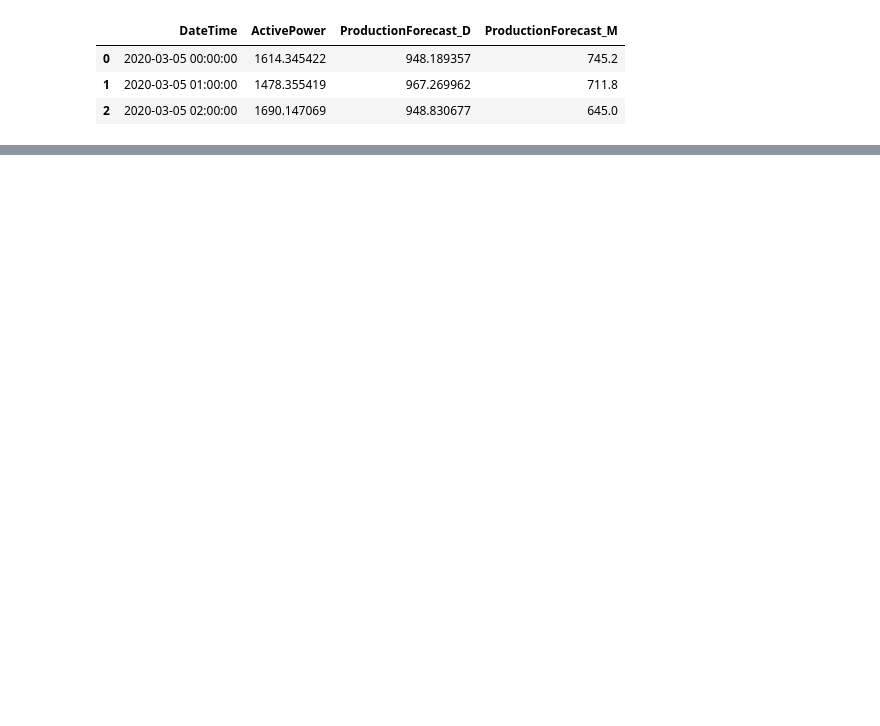
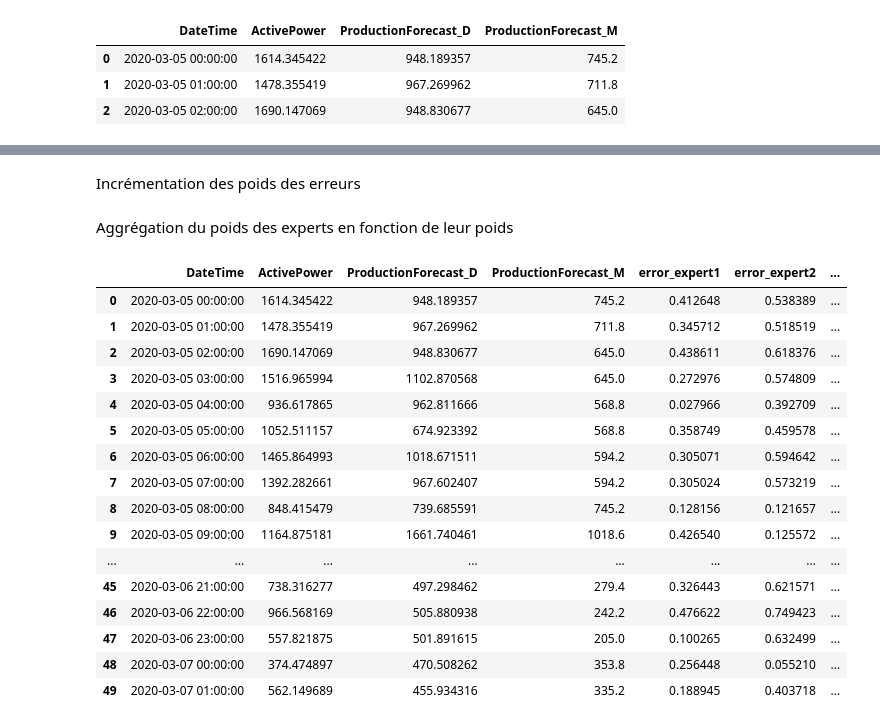
Before and after one commit to Projet-fil-rouge-Engie/Aggregation_Forecast, a Jupyter notebook: New_expert.ipynb, the cells around one changed output, grey strips where cells are left out. Cells and saved outputs as stored; diff of their text form; code cells hidden in the pictures; blank space fills up the shorter version.

```diff
--- a/New_expert.ipynb
+++ b/New_expert.ipynb
@@ -29,2 +49,4 @@ turb_1.loc[turb_1.index[0], 'weight_expert2'] = 1 - turb_1.loc[turb_1.index[0],
+# %% [markdown]
+Incrémentation des poids des erreurs
 # %%
 for k in range(1, len(turb_1)):
@@ -38,6 +62,28 @@ for k in range(1, len(turb_1)):
              turb_1.loc[turb_1.index[k], 'error_expert1'])))
 
 turb_1['sum_weights']=turb_1['weight_expert1'] + turb_1['weight_expert2']
+# %% [markdown]
+Aggrégation du poids des experts en fonction de leur poids
 # %%
 turb_1['new_expert'] = (turb_1['ProductionForecast_D']*turb_1['weight_expert1'] +
                         turb_1['ProductionForecast_M']*turb_1['weight_expert2'])/turb_1['sum_weights']
+# %%
+turb_1.head(50)
+# %% [output]
+|  | DateTime | ActivePower | ProductionForecast_D | ProductionForecast_M | error_expert1 | error_expert2 | ... |
+| 0 | 2020-03-05 00:00:00 | 1614.345422 | 948.189357 | 745.2 | 0.412648 | 0.538389 | ... |
+| 1 | 2020-03-05 01:00:00 | 1478.355419 | 967.269962 | 711.8 | 0.345712 | 0.518519 | ... |
+| 2 | 2020-03-05 02:00:00 | 1690.147069 | 948.830677 | 645.0 | 0.438611 | 0.618376 | ... |
+| 3 | 2020-03-05 03:00:00 | 1516.965994 | 1102.870568 | 645.0 | 0.272976 | 0.574809 | ... |
+| 4 | 2020-03-05 04:00:00 | 936.617865 | 962.811666 | 568.8 | 0.027966 | 0.392709 | ... |
+| 5 | 2020-03-05 05:00:00 | 1052.511157 | 674.923392 | 568.8 | 0.358749 | 0.459578 | ... |
+| 6 | 2020-03-05 06:00:00 | 1465.864993 | 1018.671511 | 594.2 | 0.305071 | 0.594642 | ... |
+| 7 | 2020-03-05 07:00:00 | 1392.282661 | 967.602407 | 594.2 | 0.305024 | 0.573219 | ... |
+| 8 | 2020-03-05 08:00:00 | 848.415479 | 739.685591 | 745.2 | 0.128156 | 0.121657 | ... |
+| 9 | 2020-03-05 09:00:00 | 1164.875181 | 1661.740461 | 1018.6 | 0.426540 | 0.125572 | ... |
+| ... | ... | ... | ... | ... | ... | ... | ... |
+| 45 | 2020-03-06 21:00:00 | 738.316277 | 497.298462 | 279.4 | 0.326443 | 0.621571 | ... |
+| 46 | 2020-03-06 22:00:00 | 966.568169 | 505.880938 | 242.2 | 0.476622 | 0.749423 | ... |
+| 47 | 2020-03-06 23:00:00 | 557.821875 | 501.891615 | 205.0 | 0.100265 | 0.632499 | ... |
+| 48 | 2020-03-07 00:00:00 | 374.474897 | 470.508262 | 353.8 | 0.256448 | 0.055210 | ... |
+| 49 | 2020-03-07 01:00:00 | 562.149689 | 455.934316 | 335.2 | 0.188945 | 0.403718 | ... |
```
Also changed, not shown: parts of 12 cells of this notebook.
